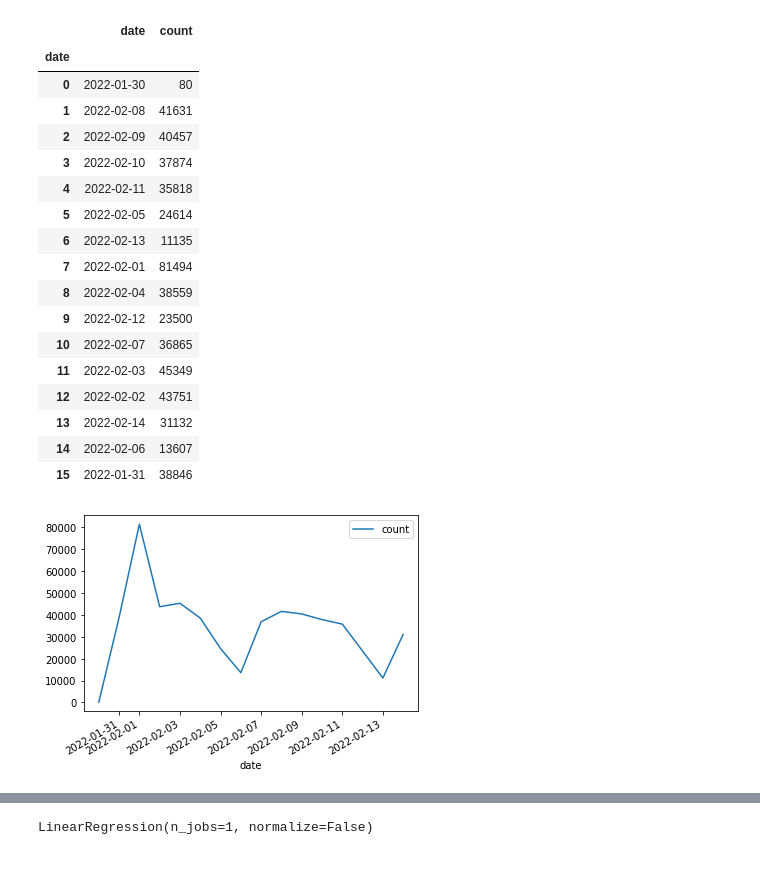
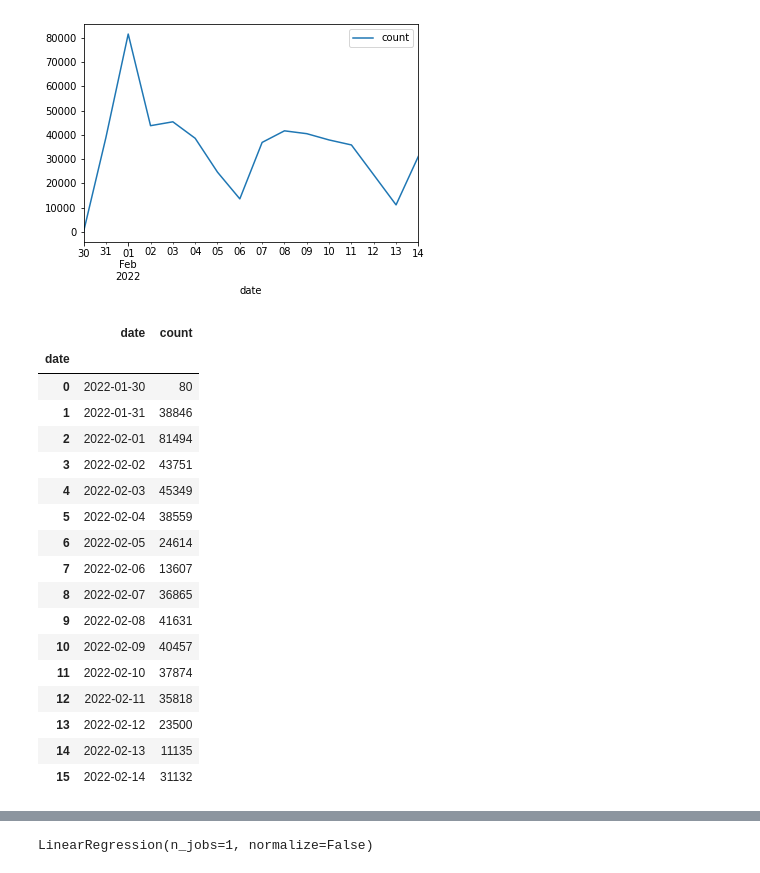
Before and after one commit to lepiaf/airflow-training, a Jupyter notebook: analysis.ipynb, the cells around one changed output, grey strips where cells are left out. Saved outputs shown, nothing was run; the diff lists cells and outputs as text; code cells hidden in the pictures.

```diff
--- a/analysis.ipynb
+++ b/analysis.ipynb
@@ -38,28 +38,32 @@ with open("data.json", "w") as f:
 # %%
 import pandas as pd
 
 df = pd.read_json("data.json")
+df.sort_values(by="date", inplace=True)
+df.reset_index(inplace=True, drop=True)
 df.index.name = "date"
 
 fig = df.plot(x="date", y="count")
-df
 # %% [output]
-|  | date | count |
-| date |  |  |
-| 0 | 2022-01-30 | 80 |
-| 1 | 2022-02-08 | 41631 |
-| 2 | 2022-02-09 | 40457 |
-| 3 | 2022-02-10 | 37874 |
-| 4 | 2022-02-11 | 35818 |
-| 5 | 2022-02-05 | 24614 |
-| 6 | 2022-02-13 | 11135 |
-| 7 | 2022-02-01 | 81494 |
-| 8 | 2022-02-04 | 38559 |
-| 9 | 2022-02-12 | 23500 |
-| 10 | 2022-02-07 | 36865 |
-| 11 | 2022-02-03 | 45349 |
-| 12 | 2022-02-02 | 43751 |
-| 13 | 2022-02-14 | 31132 |
-| 14 | 2022-02-06 | 13607 |
-| 15 | 2022-01-31 | 38846 |
-[figure, old version]
+[figure, new version]
+# %%
+df
+# %% [output]
+|  | date | count |
+| date |  |  |
+| 0 | 2022-01-30 | 80 |
+| 1 | 2022-01-31 | 38846 |
+| 2 | 2022-02-01 | 81494 |
+| 3 | 2022-02-02 | 43751 |
+| 4 | 2022-02-03 | 45349 |
+| 5 | 2022-02-04 | 38559 |
+| 6 | 2022-02-05 | 24614 |
+| 7 | 2022-02-06 | 13607 |
+| 8 | 2022-02-07 | 36865 |
+| 9 | 2022-02-08 | 41631 |
+| 10 | 2022-02-09 | 40457 |
+| 11 | 2022-02-10 | 37874 |
+| 12 | 2022-02-11 | 35818 |
+| 13 | 2022-02-12 | 23500 |
+| 14 | 2022-02-13 | 11135 |
+| 15 | 2022-02-14 | 31132 |
```
Also changed, not shown: parts of 4 cells of this notebook, 1 other file.
